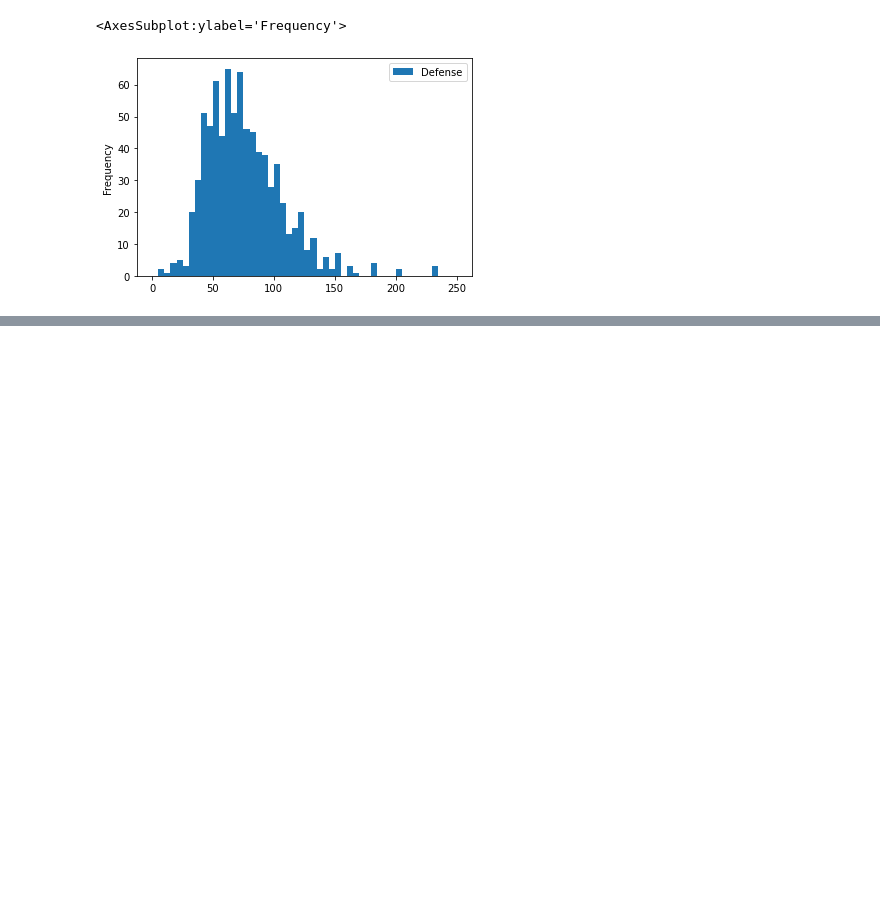
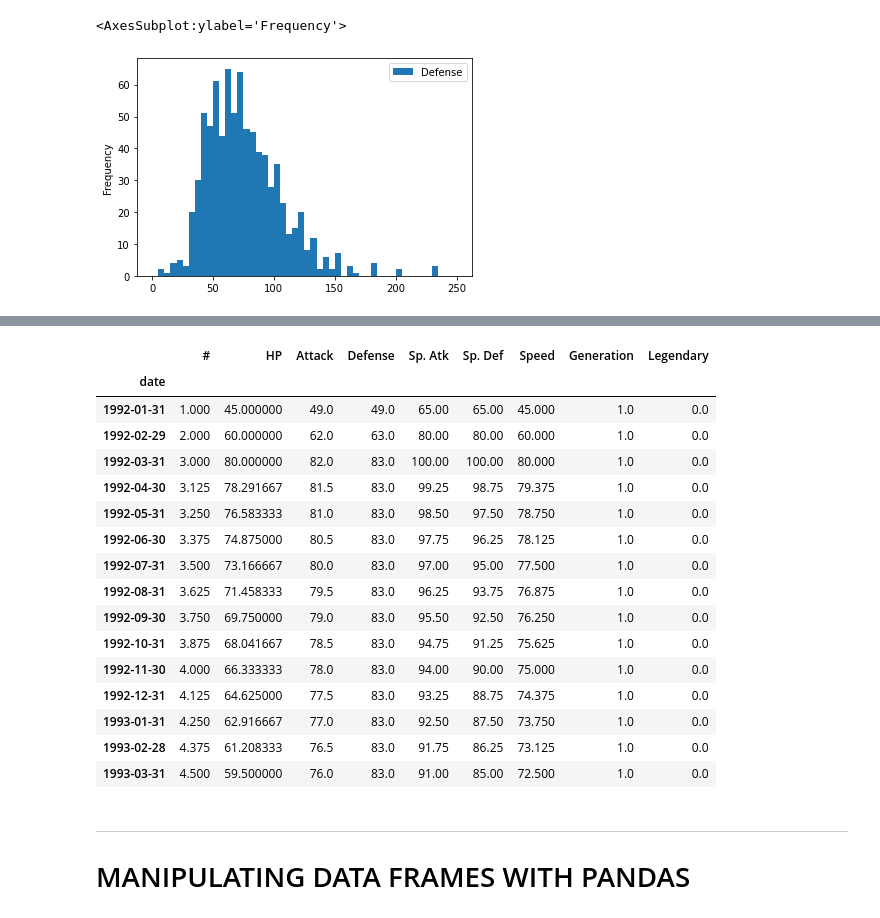
Before and after one commit to halimocakli/IntroductionToMachineLearning, a Jupyter notebook: Data Science Tutorial/DataScienceTutorial.ipynb, the cells around one changed output, grey strips where cells are left out. Cells and saved outputs as stored; diff of their text form; code cells hidden in the pictures; blank space fills up the shorter version.

```diff
--- a/Data Science Tutorial/DataScienceTutorial.ipynb
+++ b/Data Science Tutorial/DataScienceTutorial.ipynb
@@ -1425,0 +1651,25 @@ AttributeError: 'Rectangle' object has no property 'normed'
+# %%
+# Or we can interpolate with mean()
+data2.resample("M").mean().interpolate("linear")
+# %% [output]
+|  | # | HP | Attack | Defense | Sp. Atk | Sp. Def | Speed | Generation | Legendary |
+| date |  |  |  |  |  |  |  |  |  |
+| 1992-01-31 | 1.000 | 45.000000 | 49.0 | 49.0 | 65.00 | 65.00 | 45.000 | 1.0 | 0.0 |
+| 1992-02-29 | 2.000 | 60.000000 | 62.0 | 63.0 | 80.00 | 80.00 | 60.000 | 1.0 | 0.0 |
+| 1992-03-31 | 3.000 | 80.000000 | 82.0 | 83.0 | 100.00 | 100.00 | 80.000 | 1.0 | 0.0 |
+| 1992-04-30 | 3.125 | 78.291667 | 81.5 | 83.0 | 99.25 | 98.75 | 79.375 | 1.0 | 0.0 |
+| 1992-05-31 | 3.250 | 76.583333 | 81.0 | 83.0 | 98.50 | 97.50 | 78.750 | 1.0 | 0.0 |
+| 1992-06-30 | 3.375 | 74.875000 | 80.5 | 83.0 | 97.75 | 96.25 | 78.125 | 1.0 | 0.0 |
+| 1992-07-31 | 3.500 | 73.166667 | 80.0 | 83.0 | 97.00 | 95.00 | 77.500 | 1.0 | 0.0 |
+| 1992-08-31 | 3.625 | 71.458333 | 79.5 | 83.0 | 96.25 | 93.75 | 76.875 | 1.0 | 0.0 |
+| 1992-09-30 | 3.750 | 69.750000 | 79.0 | 83.0 | 95.50 | 92.50 | 76.250 | 1.0 | 0.0 |
+| 1992-10-31 | 3.875 | 68.041667 | 78.5 | 83.0 | 94.75 | 91.25 | 75.625 | 1.0 | 0.0 |
+| 1992-11-30 | 4.000 | 66.333333 | 78.0 | 83.0 | 94.00 | 90.00 | 75.000 | 1.0 | 0.0 |
+| 1992-12-31 | 4.125 | 64.625000 | 77.5 | 83.0 | 93.25 | 88.75 | 74.375 | 1.0 | 0.0 |
+| 1993-01-31 | 4.250 | 62.916667 | 77.0 | 83.0 | 92.50 | 87.50 | 73.750 | 1.0 | 0.0 |
+| 1993-02-28 | 4.375 | 61.208333 | 76.5 | 83.0 | 91.75 | 86.25 | 73.125 | 1.0 | 0.0 |
+| 1993-03-31 | 4.500 | 59.500000 | 76.0 | 83.0 | 91.00 | 85.00 | 72.500 | 1.0 | 0.0 |
+# %% [markdown]
+***
+<a id="32"></a>
+# MANIPULATING DATA FRAMES WITH PANDAS
```
Also changed, not shown: parts of 94 cells of this notebook.
